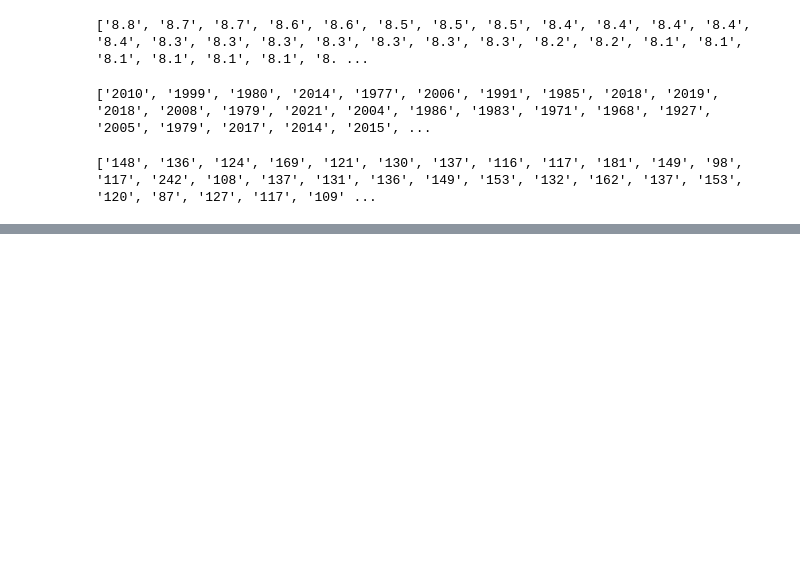
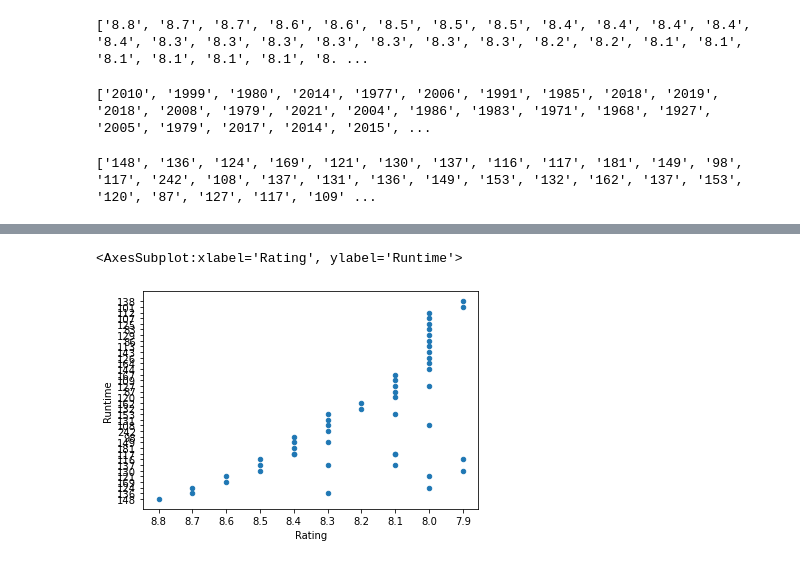
Before and after one commit to Pathi-rao/AI, a Jupyter notebook: M1_Python/d10_Movie Challenge/Webscrapping_IMDB.ipynb, the cells around one changed output, grey strips where cells are left out. Saved outputs shown, nothing was run; the diff lists cells and outputs as text; code cells hidden in the pictures; blank space fills up the shorter version.

```diff
--- a/M1_Python/d10_Movie Challenge/Webscrapping_IMDB.ipynb
+++ b/M1_Python/d10_Movie Challenge/Webscrapping_IMDB.ipynb
@@ -130,0 +152,5 @@ df
+# %%
+df.plot.scatter(x='Rating',y='Runtime')
+# %% [output]
+<AxesSubplot:xlabel='Rating', ylabel='Runtime'>
+[figure, added]
```
Also changed, not shown: parts of 6 cells of this notebook.
